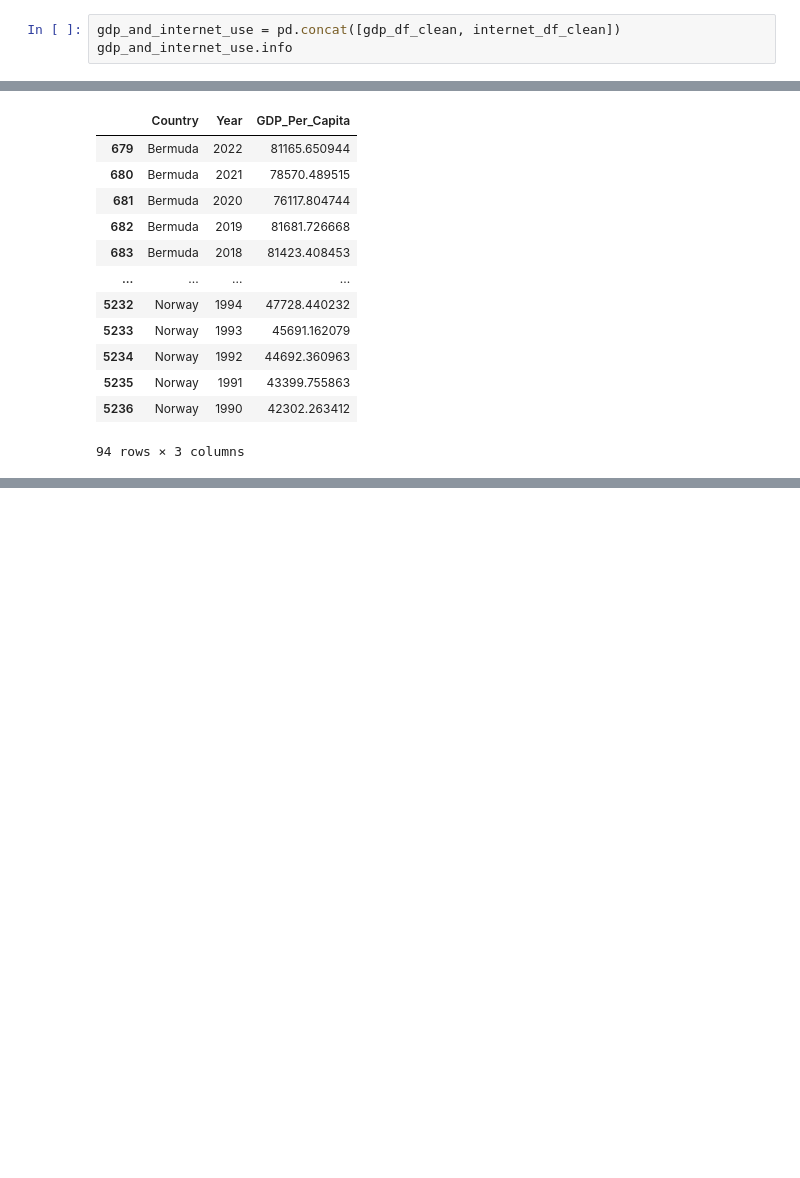
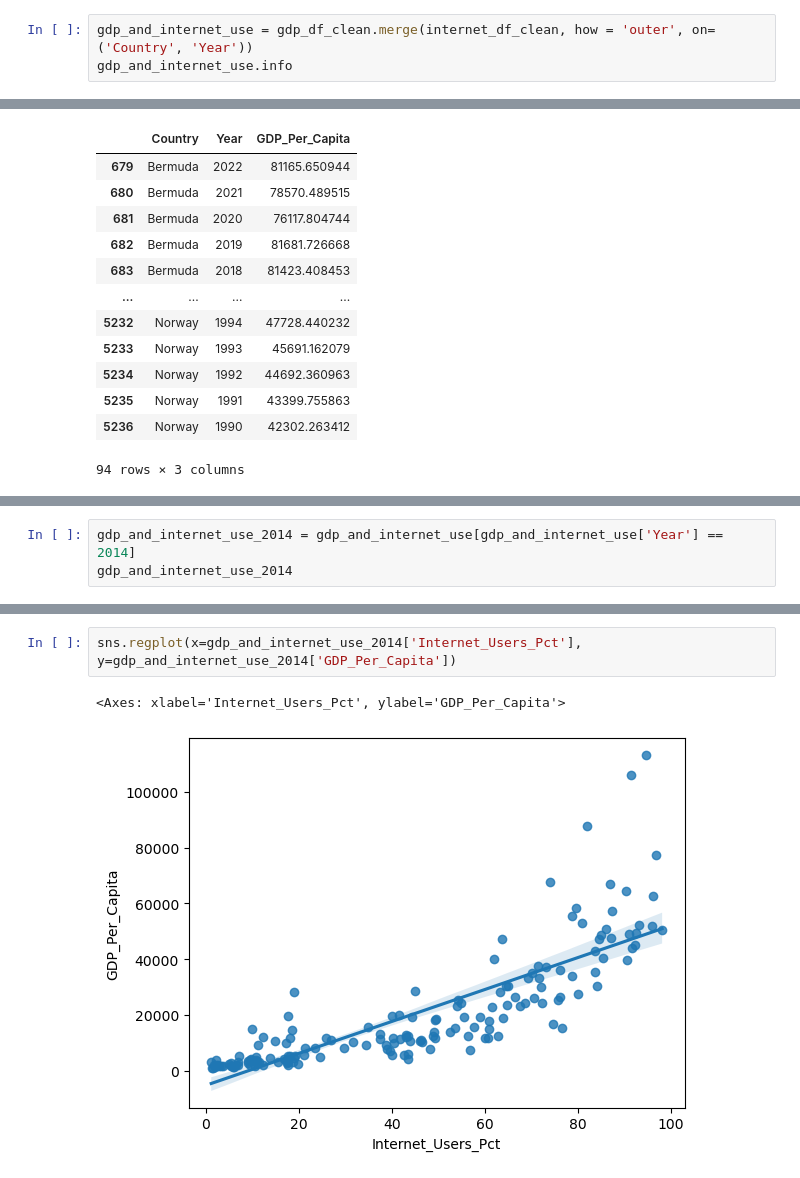
Before and after one commit to NSS-Data-Analytics-Cohort-11/undata-derekbeistad, a Jupyter notebook: notebook/undata_derek_beistad_da11.ipynb, the cells around one changed output, grey strips where cells are left out. Drawn from its saved outputs; the diff is of its cells as text; blank space fills up the shorter version.

```diff
--- a/notebook/undata_derek_beistad_da11.ipynb
+++ b/notebook/undata_derek_beistad_da11.ipynb
@@ -345,7 +371,7 @@ gdp_df_clean.shape[0] + internet_df_clean.shape[0]
 # %% [output]
 12157
 # %%
-gdp_and_internet_use = pd.concat([gdp_df_clean, internet_df_clean])
+gdp_and_internet_use = gdp_df_clean.merge(internet_df_clean, how = 'outer', on=('Country', 'Year'))
 gdp_and_internet_use.info
 # %% [output]
 <bound method DataFrame.info of           Country  Year  GDP_Per_Capita  Internet_Users_Pct
@@ -396,0 +426,3 @@ g.map(sns.scatterplot, 'Year', 'GDP_Per_Capita')
+# %%
+gdp_and_internet_use_2014 = gdp_and_internet_use[gdp_and_internet_use['Year'] == 2014]
+gdp_and_internet_use_2014
@@ -396,0 +445,5 @@ g.map(sns.scatterplot, 'Year', 'GDP_Per_Capita')
+# %%
+sns.regplot(x=gdp_and_internet_use_2014['Internet_Users_Pct'], y=gdp_and_internet_use_2014['GDP_Per_Capita'])
+# %% [output]
+<Axes: xlabel='Internet_Users_Pct', ylabel='GDP_Per_Capita'>
+[figure, added]
```
Also changed, not shown: parts of 14 cells of this notebook.
